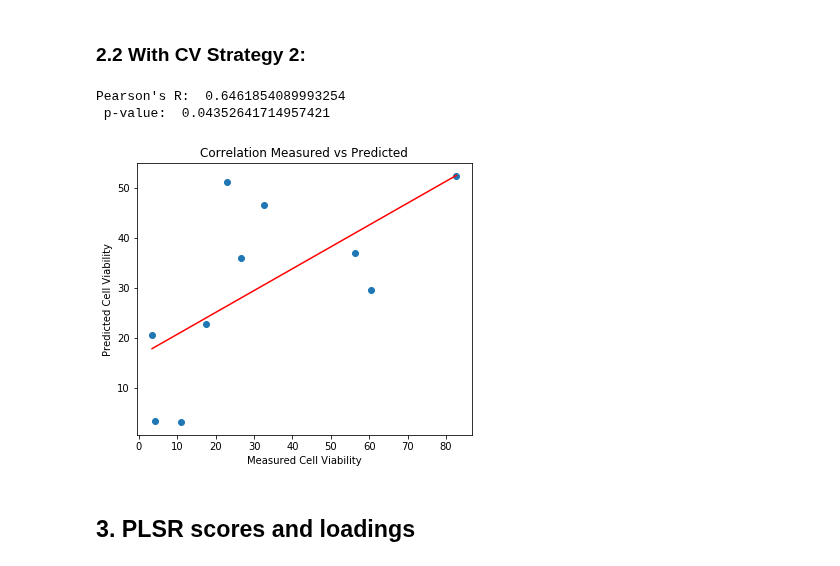
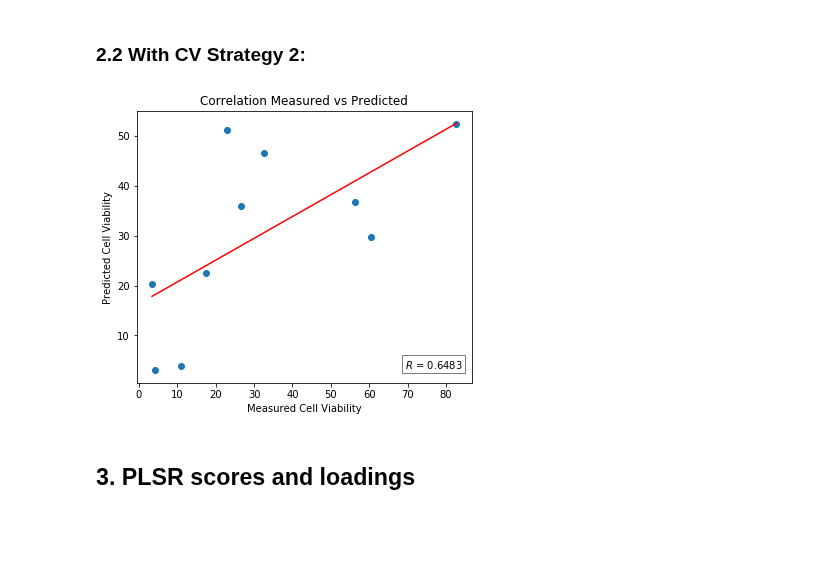
Before and after one commit to meyer-lab/DDMC, a Jupyter notebook: Figure2_kmeansPLSR.ipynb, the cells around one changed output. Saved outputs shown, nothing was run; the diff lists cells and outputs as text; code cells hidden in the pictures; blank space fills up the shorter version.

```diff
--- a/Figure2_kmeansPLSR.ipynb
+++ b/Figure2_kmeansPLSR.ipynb
@@ -157,12 +118,10 @@ PC1_scores, PC2_scores = X_scores[:, 0], X_scores[:, 1]
 PC1_xload, PC2_xload = kmeans_plsr.named_steps.plsr.x_loadings_[:, 0], kmeans_plsr.named_steps.plsr.x_loadings_[:, 1]
 PC1_yload, PC2_yload = kmeans_plsr.named_steps.plsr.y_loadings_[:, 0], kmeans_plsr.named_steps.plsr.y_loadings_[:, 1]
 # %%
-fig, axs = plt.subplots(1,1,figsize=(6,5))
-MeasuredVsPredicted_LOOCVplot(data, Y_cv, kmeans_plsr, fig, "none", axs)
+fig, ax = plt.subplots(1,1,figsize=(6,5))
+plotMeasuredVsPredicted(ax, kmeans_plsr, data, Y_cv)
 # %% [output]
-Pearson's R:  0.6461854089993254
- p-value:  0.04352641714957421
-[figure, old version]
+[figure, new version]
 # %% [markdown]
 ## 3. PLSR scores and loadings
 # %%
```
Also changed, not shown: parts of 9 cells of this notebook, 2 other files.
